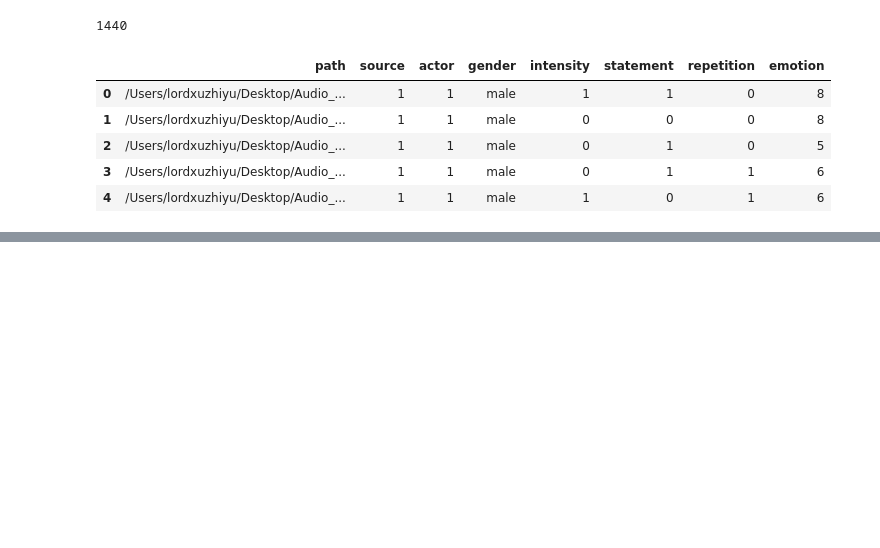
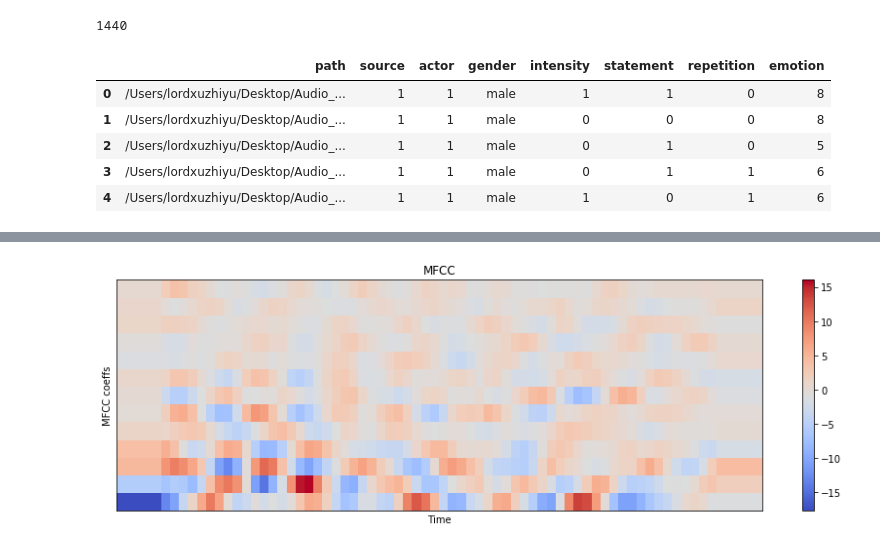
Before and after one commit to SER-2020-Project-ZX/Audio-Analytics, a Jupyter notebook: Audio Analytics .ipynb, the cells around one changed output, grey strips where cells are left out. Saved outputs shown, nothing was run; the diff lists cells and outputs as text; code cells hidden in the pictures; blank space fills up the shorter version.

```diff
--- a/Audio Analytics .ipynb
+++ b/Audio Analytics .ipynb
@@ -92,0 +182,16 @@ data_df.head()
+# %%
+# Plotting MFCC
+mfcc = librosa.feature.mfcc(S=log_S, n_mfcc=13)
+
+# Let's pad on the first and second deltas while we're at it
+delta2_mfcc = librosa.feature.delta(mfcc, order=2)
+
+plt.figure(figsize=(12, 4))
+librosa.display.specshow(delta2_mfcc)
+plt.ylabel('MFCC coeffs')
+plt.xlabel('Time')
+plt.title('MFCC')
+plt.colorbar()
+plt.tight_layout()
+# %% [output]
+[figure, added]
```
Also changed, not shown: parts of 23 cells of this notebook.
